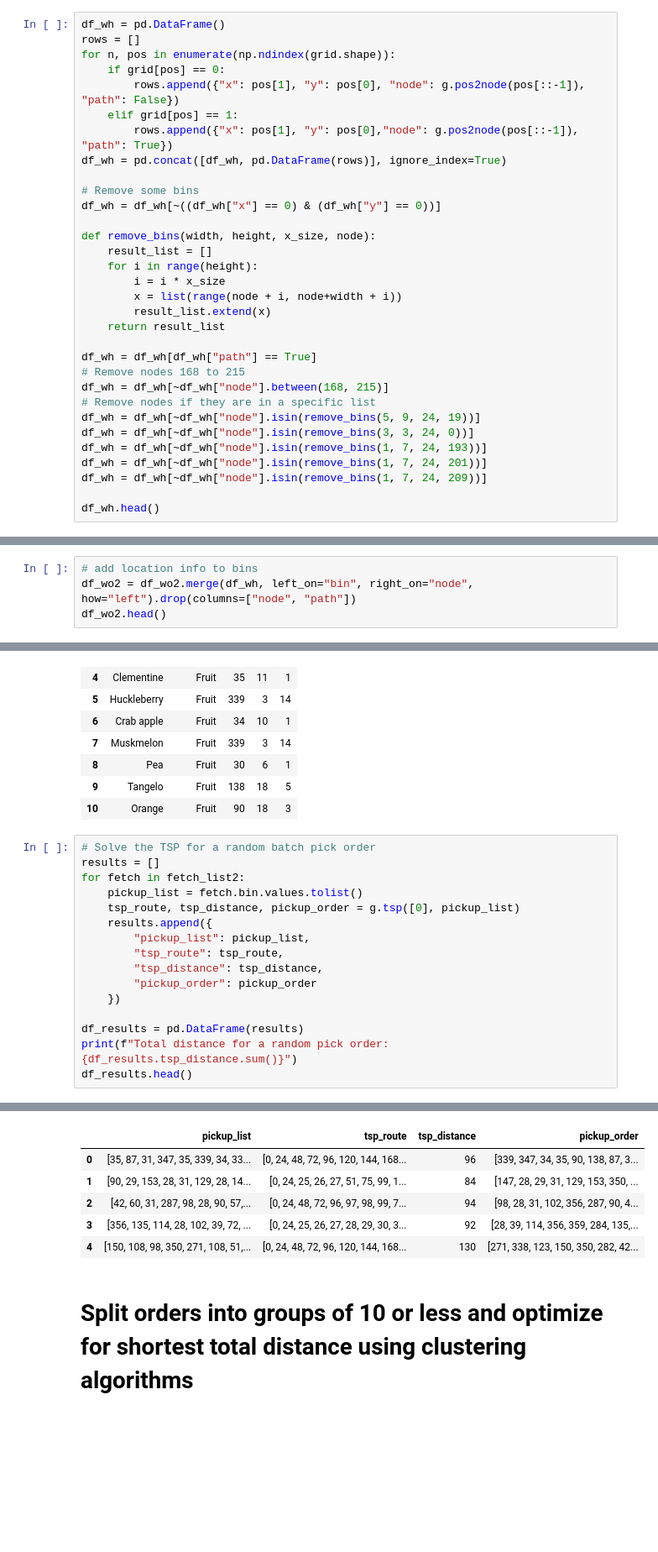
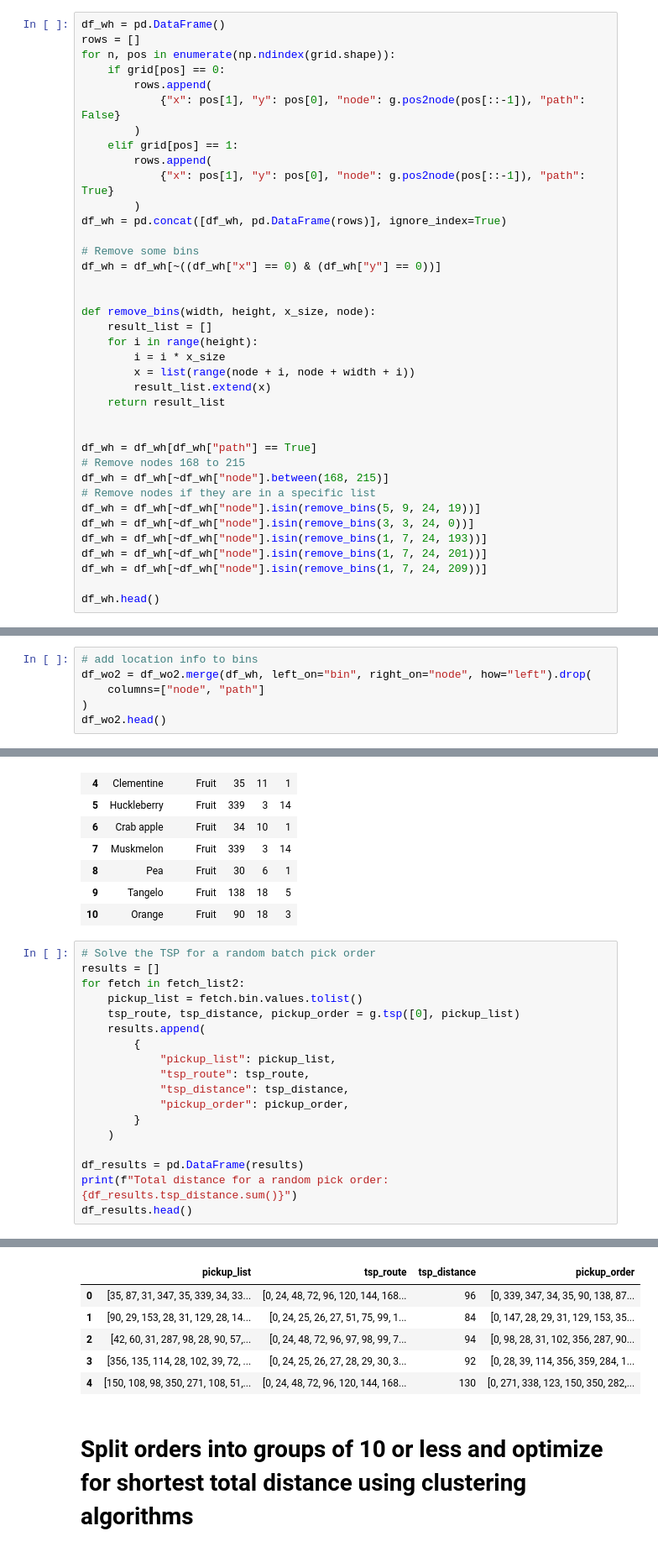
Before and after one commit to coleandreoli/warehouseTSP, a Jupyter notebook: warehouse_data.ipynb, the cells around one changed output, grey strips where cells are left out. Shown at 84% size. Drawn from its saved outputs; the diff is of its cells as text; blank space fills up the shorter version.

```diff
--- a/warehouse_data.ipynb
+++ b/warehouse_data.ipynb
@@ -303,21 +206,27 @@ df_wh = pd.DataFrame()
 rows = []
 for n, pos in enumerate(np.ndindex(grid.shape)):
     if grid[pos] == 0:
-        rows.append({"x": pos[1], "y": pos[0], "node": g.pos2node(pos[::-1]), "path": False})
+        rows.append(
+            {"x": pos[1], "y": pos[0], "node": g.pos2node(pos[::-1]), "path": False}
+        )
     elif grid[pos] == 1:
-        rows.append({"x": pos[1], "y": pos[0],"node": g.pos2node(pos[::-1]), "path": True})
+        rows.append(
+            {"x": pos[1], "y": pos[0], "node": g.pos2node(pos[::-1]), "path": True}
+        )
 df_wh = pd.concat([df_wh, pd.DataFrame(rows)], ignore_index=True)
 
 # Remove some bins
 df_wh = df_wh[~((df_wh["x"] == 0) & (df_wh["y"] == 0))]
 
+
 def remove_bins(width, height, x_size, node):
     result_list = []
     for i in range(height):
         i = i * x_size
-        x = list(range(node + i, node+width + i))
+        x = list(range(node + i, node + width + i))
         result_list.extend(x)
     return result_list
+
 
 df_wh = df_wh[df_wh["path"] == True]
 # Remove nodes 168 to 215
@@ -378,7 +287,9 @@ Loaded 200 work orders
 | 4 | Clementine | Fruit | 35 |
 # %%
 # add location info to bins
-df_wo2 = df_wo2.merge(df_wh, left_on="bin", right_on="node", how="left").drop(columns=["node", "path"])
+df_wo2 = df_wo2.merge(df_wh, left_on="bin", right_on="node", how="left").drop(
+    columns=["node", "path"]
+)
 df_wo2.head()
 # %% [output]
 |  | Name | Category | bin | x | y |
@@ -440,27 +351,29 @@ fetch_list2[0]
 # %%
 # Solve the TSP for a random batch pick order
 results = []
 for fetch in fetch_list2:
     pickup_list = fetch.bin.values.tolist()
     tsp_route, tsp_distance, pickup_order = g.tsp([0], pickup_list)
-    results.append({
-        "pickup_list": pickup_list,
-        "tsp_route": tsp_route,
-        "tsp_distance": tsp_distance,
-        "pickup_order": pickup_order
-    })
+    results.append(
+        {
+            "pickup_list": pickup_list,
+            "tsp_route": tsp_route,
+            "tsp_distance": tsp_distance,
+            "pickup_order": pickup_order,
+        }
+    )
 
 df_results = pd.DataFrame(results)
 print(f"Total distance for a random pick order: {df_results.tsp_distance.sum()}")
 df_results.head()
 # %% [output]
 Total distance for a random pick order: 2194
 |  | pickup_list | tsp_route | tsp_distance | pickup_order |
-| 0 | [35, 87, 31, 347, 35, 339, 34, 33... | [0, 24, 48, 72, 96, 120, 144, 168... | 96 | [339, 347, 34, 35, 90, 138, 87, 3... |
-| 1 | [90, 29, 153, 28, 31, 129, 28, 14... | [0, 24, 25, 26, 27, 51, 75, 99, 1... | 84 | [147, 28, 29, 31, 129, 153, 350, ... |
-| 2 | [42, 60, 31, 287, 98, 28, 90, 57,... | [0, 24, 48, 72, 96, 97, 98, 99, 7... | 94 | [98, 28, 31, 102, 356, 287, 90, 4... |
-| 3 | [356, 135, 114, 28, 102, 39, 72, ... | [0, 24, 25, 26, 27, 28, 29, 30, 3... | 92 | [28, 39, 114, 356, 359, 284, 135,... |
-| 4 | [150, 108, 98, 350, 271, 108, 51,... | [0, 24, 48, 72, 96, 120, 144, 168... | 130 | [271, 338, 123, 150, 350, 282, 42... |
+| 0 | [35, 87, 31, 347, 35, 339, 34, 33... | [0, 24, 48, 72, 96, 120, 144, 168... | 96 | [0, 339, 347, 34, 35, 90, 138, 87... |
+| 1 | [90, 29, 153, 28, 31, 129, 28, 14... | [0, 24, 25, 26, 27, 51, 75, 99, 1... | 84 | [0, 147, 28, 29, 31, 129, 153, 35... |
+| 2 | [42, 60, 31, 287, 98, 28, 90, 57,... | [0, 24, 48, 72, 96, 97, 98, 99, 7... | 94 | [0, 98, 28, 31, 102, 356, 287, 90... |
+| 3 | [356, 135, 114, 28, 102, 39, 72, ... | [0, 24, 25, 26, 27, 28, 29, 30, 3... | 92 | [0, 28, 39, 114, 356, 359, 284, 1... |
+| 4 | [150, 108, 98, 350, 271, 108, 51,... | [0, 24, 48, 72, 96, 120, 144, 168... | 130 | [0, 271, 338, 123, 150, 350, 282,... |
 # %% [markdown]
 # Split orders into groups of 10 or less and optimize for shortest total distance using clustering algorithms
 # %%
```
Also changed, not shown: parts of 8 cells of this notebook, 1 other file.
